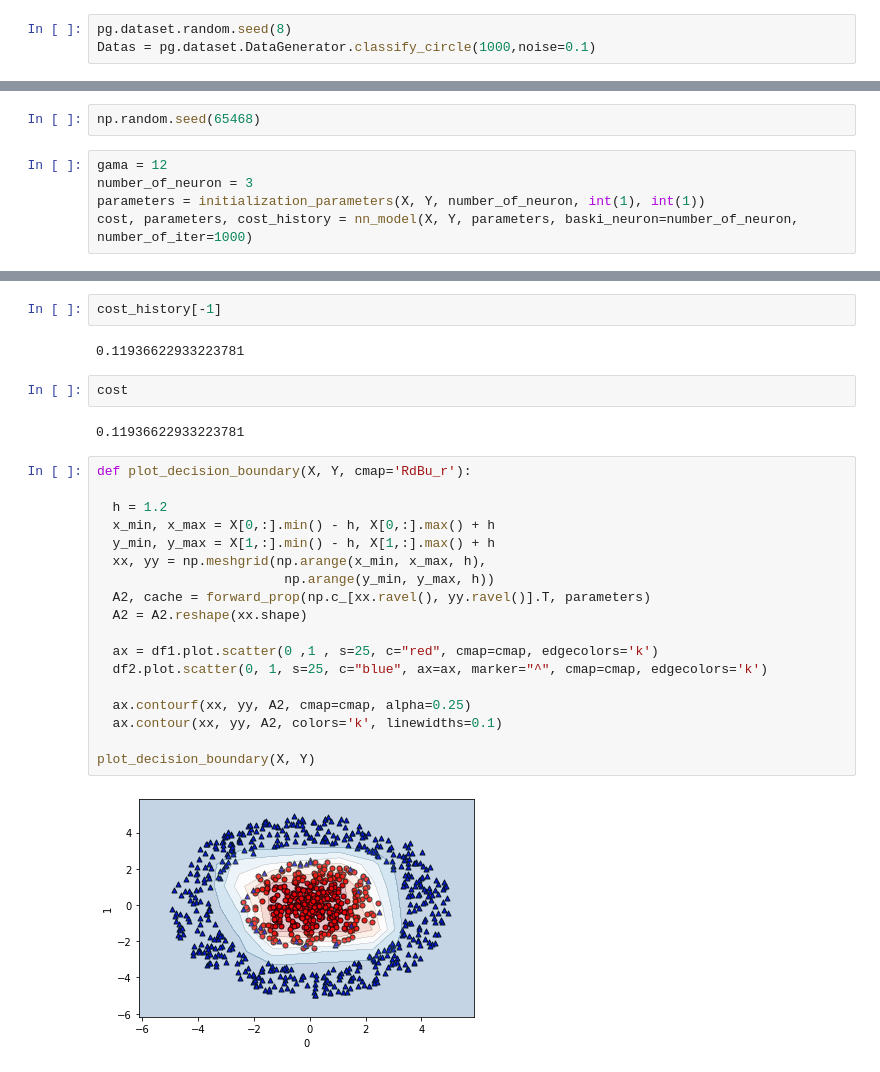
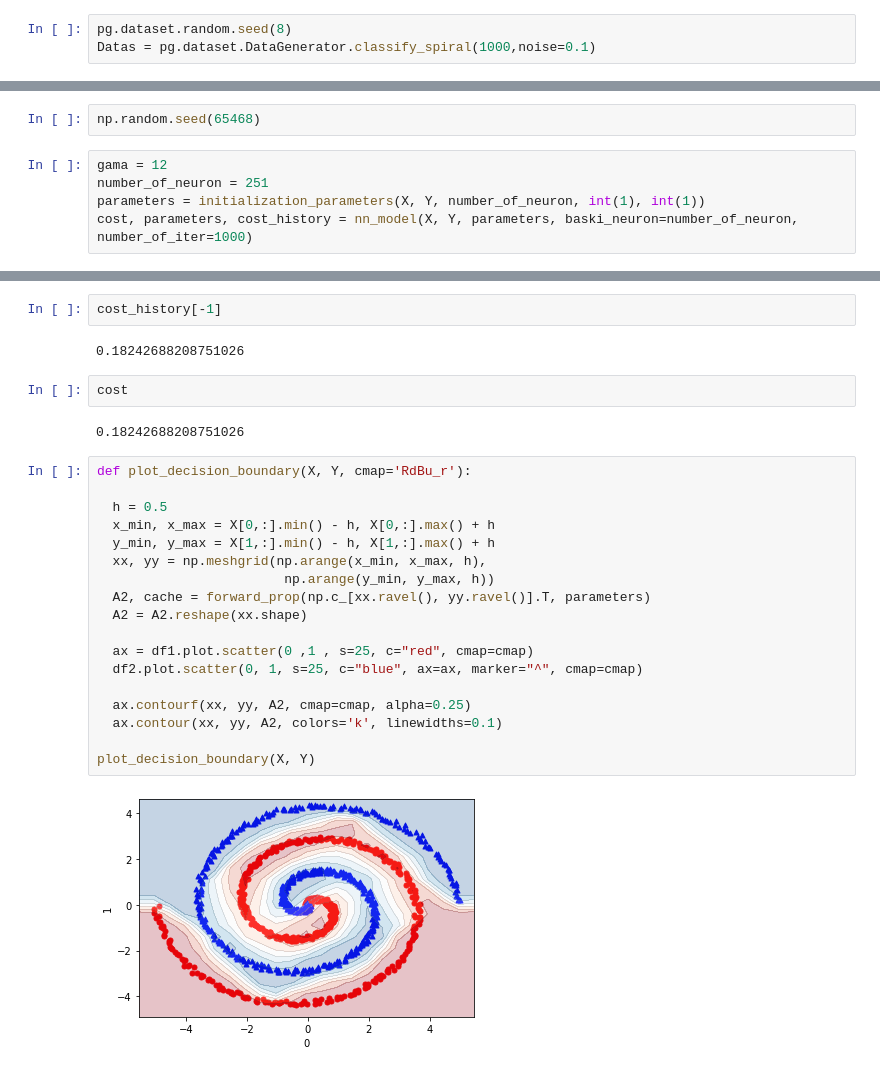
Before and after one commit to tayfununal/Artificial-Neural-Network-with-One-Hidden-Layer, a Jupyter notebook: new_revision.ipynb, the cells around one changed output, grey strips where cells are left out. Saved outputs shown, nothing was run; the diff lists cells and outputs as text.

```diff
--- a/new_revision.ipynb
+++ b/new_revision.ipynb
@@ -22,7 +22,7 @@ import json
 import requests
 # %%
 pg.dataset.random.seed(8)
-Datas = pg.dataset.DataGenerator.classify_circle(1000,noise=0.1)
+Datas = pg.dataset.DataGenerator.classify_spiral(1000,noise=0.1)
 # %%
 def initialization_parameters(x, y, num_node, random_seeds_one, random_seeds_two):
     np.random.seed(random_seeds_one)
@@ -172,7 +172,7 @@ Y = np.array(df[[2]]).T
 np.random.seed(65468)
 # %%
 gama = 12
-number_of_neuron = 3
+number_of_neuron = 251
 parameters = initialization_parameters(X, Y, number_of_neuron, int(1), int(1))
 cost, parameters, cost_history = nn_model(X, Y, parameters, baski_neuron=number_of_neuron, number_of_iter=1000)
 # %%
@@ -196,28 +205,28 @@ parameters
 # %%
 cost_history[-1]
 # %% [output]
-0.11936622933223781
+0.18242688208751026
 # %%
 cost
 # %% [output]
-0.11936622933223781
+0.18242688208751026
 # %%
 def plot_decision_boundary(X, Y, cmap='RdBu_r'):
 
-  h = 1.2
+  h = 0.5
   x_min, x_max = X[0,:].min() - h, X[0,:].max() + h
   y_min, y_max = X[1,:].min() - h, X[1,:].max() + h
   xx, yy = np.meshgrid(np.arange(x_min, x_max, h),
                         np.arange(y_min, y_max, h))
   A2, cache = forward_prop(np.c_[xx.ravel(), yy.ravel()].T, parameters)
   A2 = A2.reshape(xx.shape)
 
-  ax = df1.plot.scatter(0 ,1 , s=25, c="red", cmap=cmap, edgecolors='k')
-  df2.plot.scatter(0, 1, s=25, c="blue", ax=ax, marker="^", cmap=cmap, edgecolors='k')
+  ax = df1.plot.scatter(0 ,1 , s=25, c="red", cmap=cmap)
+  df2.plot.scatter(0, 1, s=25, c="blue", ax=ax, marker="^", cmap=cmap)
 
   ax.contourf(xx, yy, A2, cmap=cmap, alpha=0.25)
   ax.contour(xx, yy, A2, colors='k', linewidths=0.1)
 
 plot_decision_boundary(X, Y)
 # %% [output]
-[figure, old version]
+[figure, new version]
```
Also changed, not shown: parts of 4 cells of this notebook.
